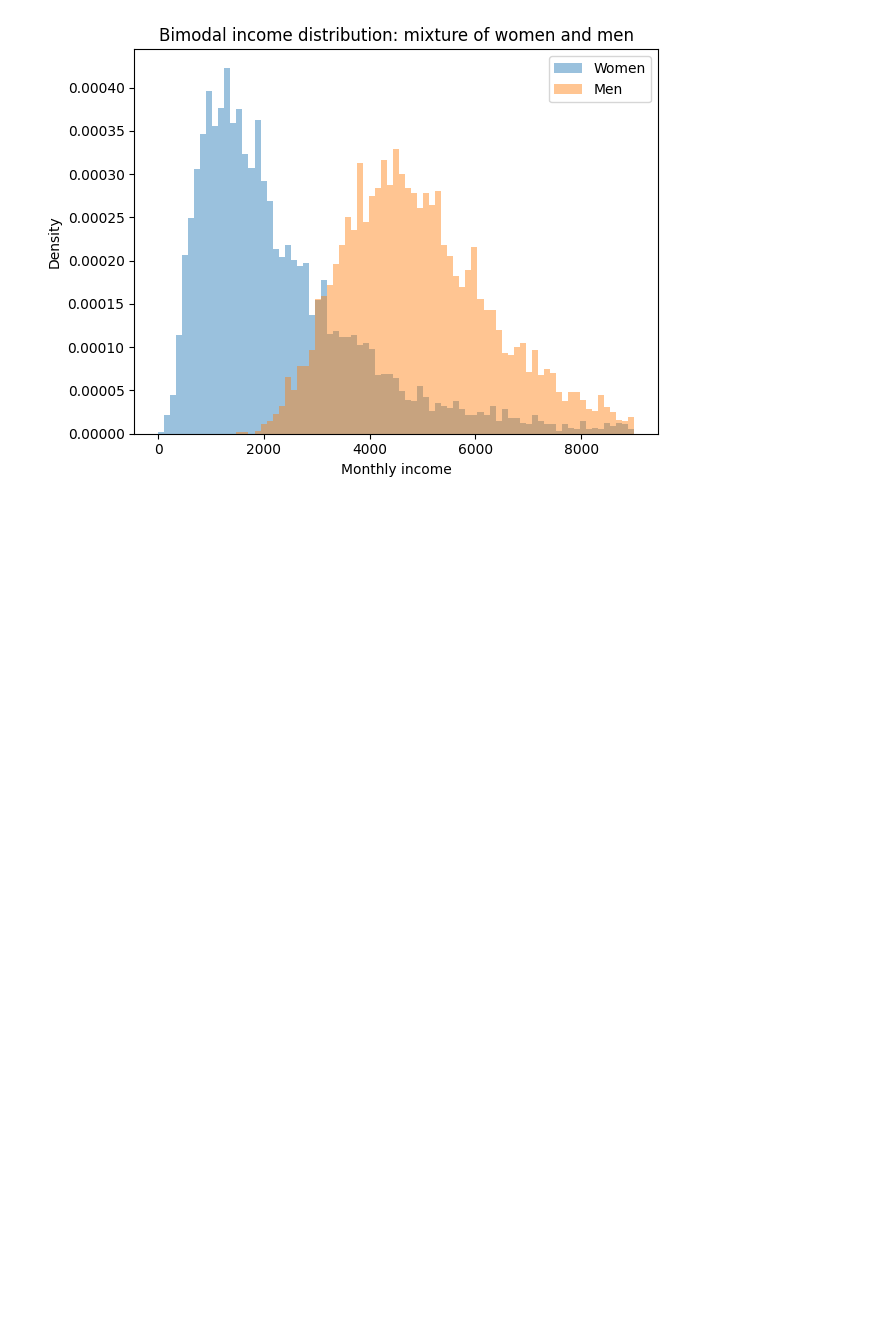
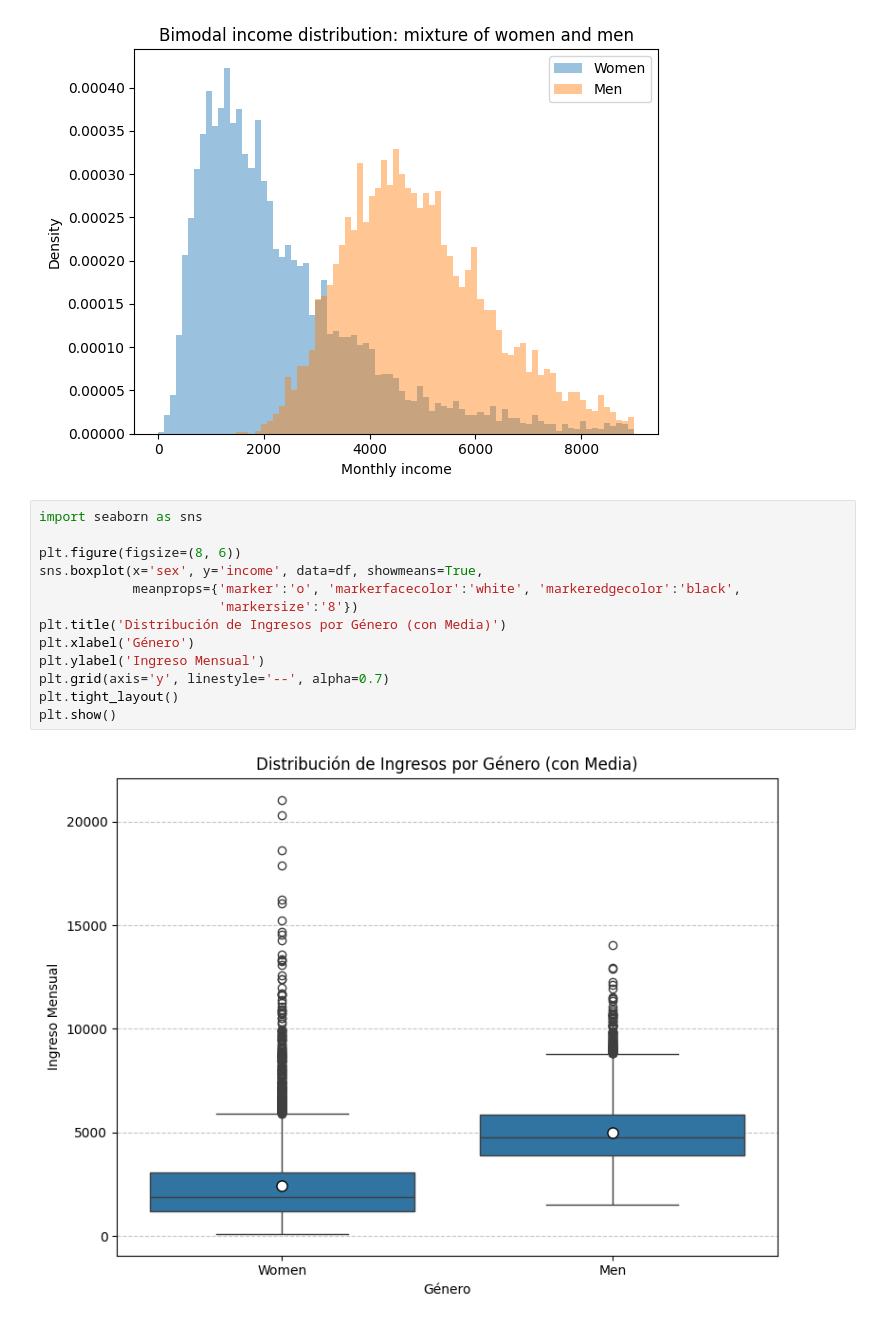
Before and after one commit to rogon666/UMSA, a Jupyter notebook: UMSA_2026_001.ipynb, the cells around one changed output. Drawn from its saved outputs; the diff is of its cells as text; blank space fills up the shorter version.

```diff
--- a/UMSA_2026_001.ipynb
+++ b/UMSA_2026_001.ipynb
@@ -114,3 +114,18 @@ Women  1898.000653  3084.562602  21046.883130
 <Figure size 1000x600 with 0 Axes>
 [figure]
 [figure]
+# %%
+import seaborn as sns
+
+plt.figure(figsize=(8, 6))
+sns.boxplot(x='sex', y='income', data=df, showmeans=True,
+            meanprops={'marker':'o', 'markerfacecolor':'white', 'markeredgecolor':'black',
+                       'markersize':'8'})
+plt.title('Distribución de Ingresos por Género (con Media)')
+plt.xlabel('Género')
+plt.ylabel('Ingreso Mensual')
+plt.grid(axis='y', linestyle='--', alpha=0.7)
+plt.tight_layout()
+plt.show()
+# %% [output]
+[figure, added]
```
